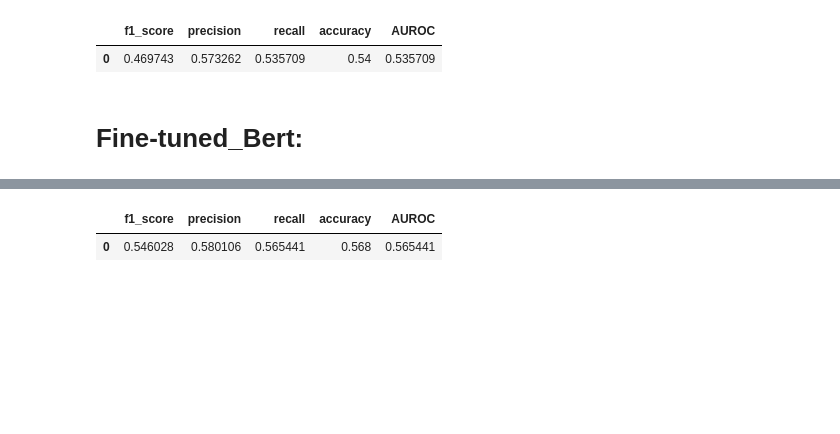
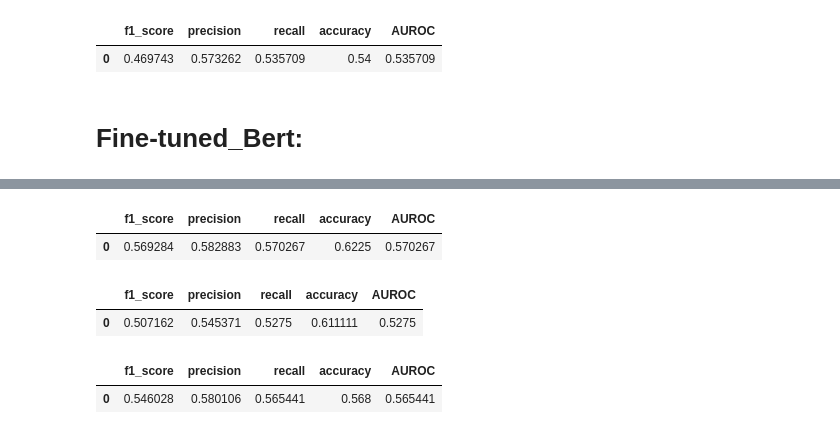
Before and after one commit to HishamAlkaed/Master_Thesis, a Jupyter notebook: code/neural_fusion_seen.ipynb, the cells around one changed output, grey strips where cells are left out. Drawn from its saved outputs; the diff is of its cells as text; code cells hidden in the pictures; blank space fills up the shorter version.

```diff
--- a/code/neural_fusion_seen.ipynb
+++ b/code/neural_fusion_seen.ipynb
@@ -529,8 +538,25 @@ Finished epoch 10 with average training loss of 0.17761140144465112.
 # %%
+y_train_proba_bert = predict_proba_from_fine_tuned(df_train, tokenizer, model)
 y_dev_proba_bert = predict_proba_from_fine_tuned(df_dev, tokenizer, model)
 y_test_proba_bert = predict_proba_from_fine_tuned(df_test, tokenizer, model)
 # %%
+X_train_bert = fuse_proba(y_train_proba_bert, y_train_proba_ResNet)
 X_dev_bert = fuse_proba(y_dev_proba_bert, y_dev_proba_ResNet)
 X_test_bert = fuse_proba(y_test_proba_bert, y_test_proba_ResNet)
 
-bert_ResNet_results = late_fuse_MLP( X_test_bert, Y_test, X_dev_bert, Y_dev)
+# bert_ResNet_results = late_fuse_MLP( X_test_bert, Y_test, X_dev_bert, Y_dev)
+# %%
+def late_fuse_MLP(X_train, Y_train, X_test, Y_test):
+    # print('training ...')
+    model = train(X_train, Y_train)
+    # print('predicting')
+    pred = evaluate(model, X_test, Y_test)
+    results_df = performance(pred, Y_test)
+    return results_df, pred
+# %%
+test, test_pred = late_fuse_MLP( X_train_bert, Y_train, X_test_bert, Y_test)
+# %%
+test
+# %% [output]
+|  | f1_score | precision | recall | accuracy | AUROC |
+| 0 | 0.569284 | 0.582883 | 0.570267 | 0.6225 | 0.570267 |
@@ -536,0 +565,5 @@ bert_ResNet_results = late_fuse_MLP( X_test_bert, Y_test, X_dev_bert, Y_dev)
+# %%
+dev
+# %% [output]
+|  | f1_score | precision | recall | accuracy | AUROC |
+| 0 | 0.507162 | 0.545371 | 0.5275 | 0.611111 | 0.5275 |
```
Also changed, not shown: parts of 10 cells of this notebook, 2 other files.
